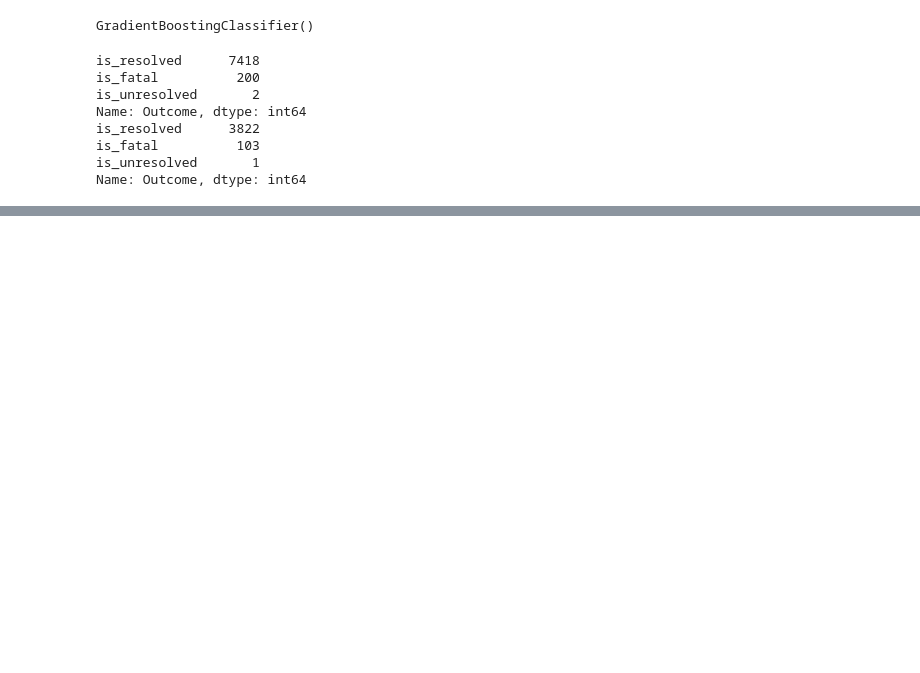
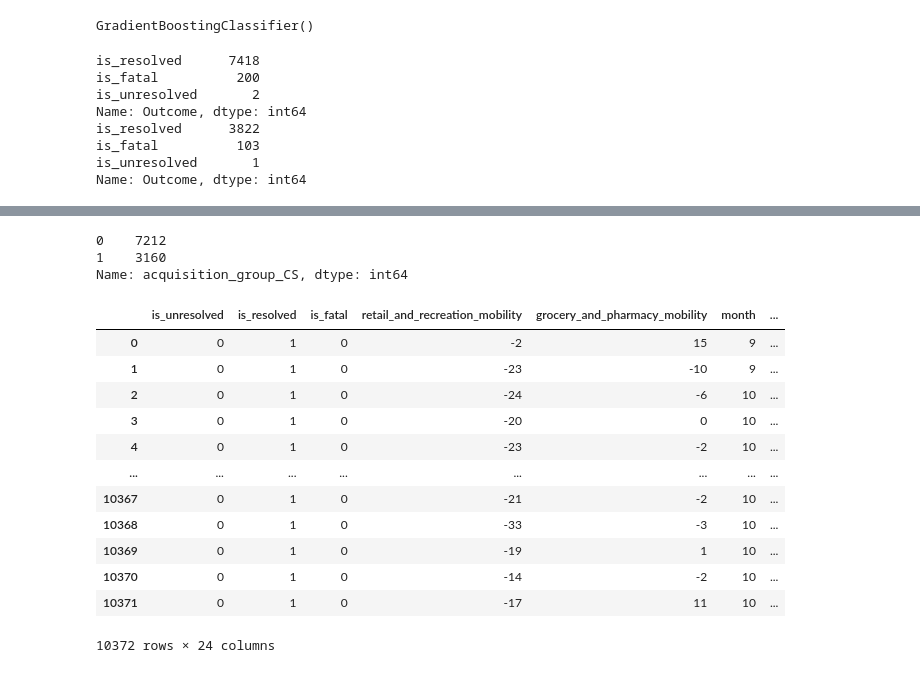
Before and after one commit to vekshan/Covid-19-Tracking-and-Lifestyle-Trends, a Jupyter notebook: Data Mining/gradient_boosting.ipynb, the cells around one changed output, grey strips where cells are left out. Saved outputs shown, nothing was run; the diff lists cells and outputs as text; code cells hidden in the pictures; blank space fills up the shorter version.

```diff
--- a/Data Mining/gradient_boosting.ipynb
+++ b/Data Mining/gradient_boosting.ipynb
@@ -43,0 +50,6 @@ Precision of Decision Tree 97.15 %
+# %%
+y_train_cs = pd.read_csv('y_train_cs.csv')
+X_train_cs = pd.read_csv('X_train_cs.csv')
+
+y_test_cs = pd.read_csv('y_test_cs.csv')
+X_test_cs = pd.read_csv('X_test_cs.csv')
@@ -43,0 +72,22 @@ Precision of Decision Tree 97.15 %
+# %%
+y_train_cs.acquisition_group_CS.value_counts()
+# %% [output]
+0    7212
+1    3160
+Name: acquisition_group_CS, dtype: int64
+# %%
+X_train_cs
+# %% [output]
+|  | is_unresolved | is_resolved | is_fatal | retail_and_recreation_mobility | grocery_and_pharmacy_mobility | month | ... |
+| 0 | 0 | 1 | 0 | -2 | 15 | 9 | ... |
+| 1 | 0 | 1 | 0 | -23 | -10 | 9 | ... |
+| 2 | 0 | 1 | 0 | -24 | -6 | 10 | ... |
+| 3 | 0 | 1 | 0 | -20 | 0 | 10 | ... |
+| 4 | 0 | 1 | 0 | -23 | -2 | 10 | ... |
+| ... | ... | ... | ... | ... | ... | ... | ... |
+| 10367 | 0 | 1 | 0 | -21 | -2 | 10 | ... |
+| 10368 | 0 | 1 | 0 | -33 | -3 | 10 | ... |
+| 10369 | 0 | 1 | 0 | -19 | 1 | 10 | ... |
+| 10370 | 0 | 1 | 0 | -14 | -2 | 10 | ... |
+| 10371 | 0 | 1 | 0 | -17 | 11 | 10 | ... |
+10372 rows × 24 columns
```
Also changed, not shown: parts of 20 cells of this notebook, 13 other files.
